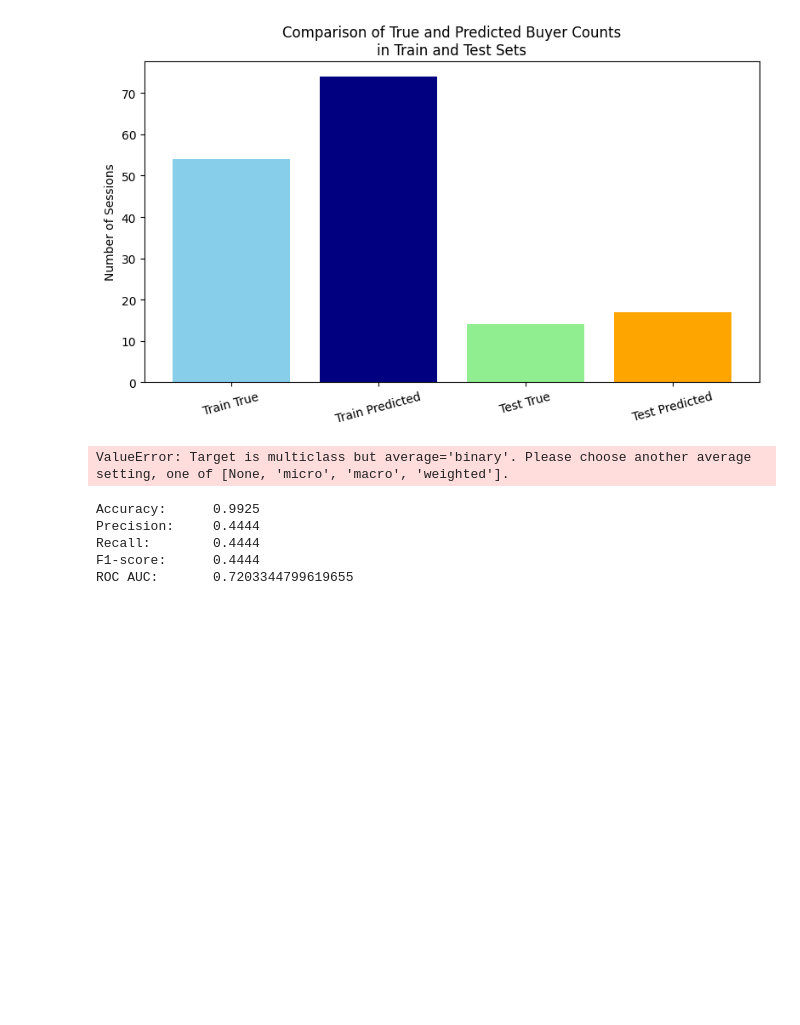
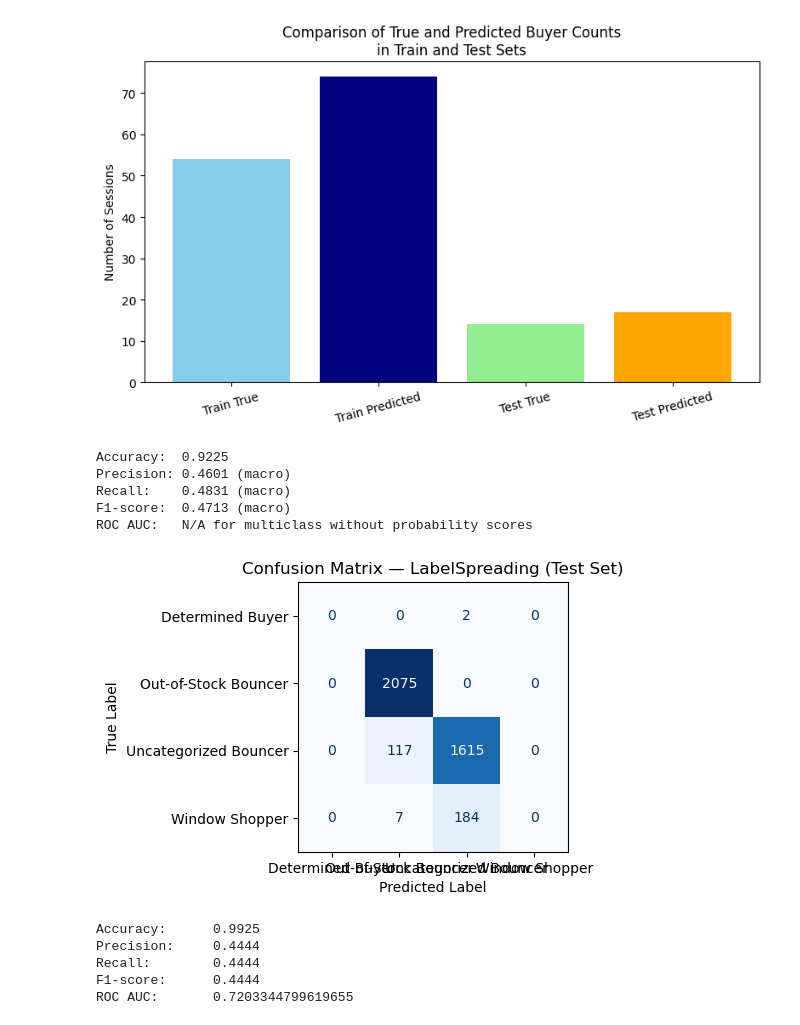
Before and after one commit to lerato1ofwan/e-commerce-clustering-and-association-rules, a Jupyter notebook: association-rule-mining/KMeans_GaussianMixture_Clusters_Association_Rule_Mining.ipynb, the cells around one changed output. Saved outputs shown, nothing was run; the diff lists cells and outputs as text; code cells hidden in the pictures; blank space fills up the shorter version.

Commit message:
confusionmatrix

```diff
--- a/association-rule-mining/KMeans_GaussianMixture_Clusters_Association_Rule_Mining.ipynb
+++ b/association-rule-mining/KMeans_GaussianMixture_Clusters_Association_Rule_Mining.ipynb
@@ -1816,50 +1816,51 @@ plt.show()
 # %%
 from sklearn.metrics import (
     confusion_matrix, ConfusionMatrixDisplay, accuracy_score,
-    precision_score, recall_score, f1_score, roc_auc_score
+    precision_score, recall_score, f1_score
 )
 import matplotlib.pyplot as plt
 
-# Correct column names
+# Extract true & predicted labels
 y_true = test_df['label_true']
 y_pred = test_df['label_pred']
 
-# Calculate metrics
+# MULTICLASS-SAFE METRICS
 acc = accuracy_score(y_true, y_pred)
-precision = precision_score(y_true, y_pred, zero_division=0)
-recall = recall_score(y_true, y_pred, zero_division=0)
-f1 = f1_score(y_true, y_pred, zero_division=0)
-
-# ROC AUC (only valid for binary 0/1 labels)
-try:
-    auc = roc_auc_score(y_true, y_pred)
-except:
-    auc = "N/A (needs probability output)"
+precision = precision_score(y_true, y_pred, average='macro', zero_division=0)
+recall = recall_score(y_true, y_pred, average='macro', zero_division=0)
+f1 = f1_score(y_true, y_pred, average='macro', zero_division=0)
 
 # Print metrics
-print(f"Accuracy:      {acc:.4f}")
-print(f"Precision:     {precision:.4f}")
-print(f"Recall:        {recall:.4f}")
-print(f"F1-score:      {f1:.4f}")
-print(f"ROC AUC:       {auc}")
+print(f"Accuracy:  {acc:.4f}")
+print(f"Precision: {precision:.4f} (macro)")
+print(f"Recall:    {recall:.4f} (macro)")
+print(f"F1-score:  {f1:.4f} (macro)")
+print("ROC AUC:   N/A for multiclass without probability scores")
 
-# Confusion matrix
+# CONFUSION MATRIX
 cm = confusion_matrix(y_true, y_pred)
-fig, ax = plt.subplots(figsize=(4,4))
 
+fig, ax = plt.subplots(figsize=(5,5))
+
+# Display ORIGINAL STRING LABELS
 disp = ConfusionMatrixDisplay(
     confusion_matrix=cm,
-    display_labels=["Class 0", "Class 1"]  # rename as needed
+    display_labels=le.classes_   # <── THIS SHOWS THE ORIGINAL STRINGS
 )
 
 disp.plot(ax=ax, cmap="Blues", colorbar=False)
 plt.title("Confusion Matrix — LabelSpreading (Test Set)")
 plt.xlabel("Predicted Label")
 plt.ylabel("True Label")
 plt.tight_layout()
 plt.show()
 # %% [output]
-ValueError: Target is multiclass but average='binary'. Please choose another average setting, one of [None, 'micro', 'macro', 'weighted'].
+Accuracy:  0.9225
+Precision: 0.4601 (macro)
+Recall:    0.4831 (macro)
+F1-score:  0.4713 (macro)
+ROC AUC:   N/A for multiclass without probability scores
+[figure, added]
 # %%
 from sklearn.metrics import (
     confusion_matrix, ConfusionMatrixDisplay, accuracy_score,
```
